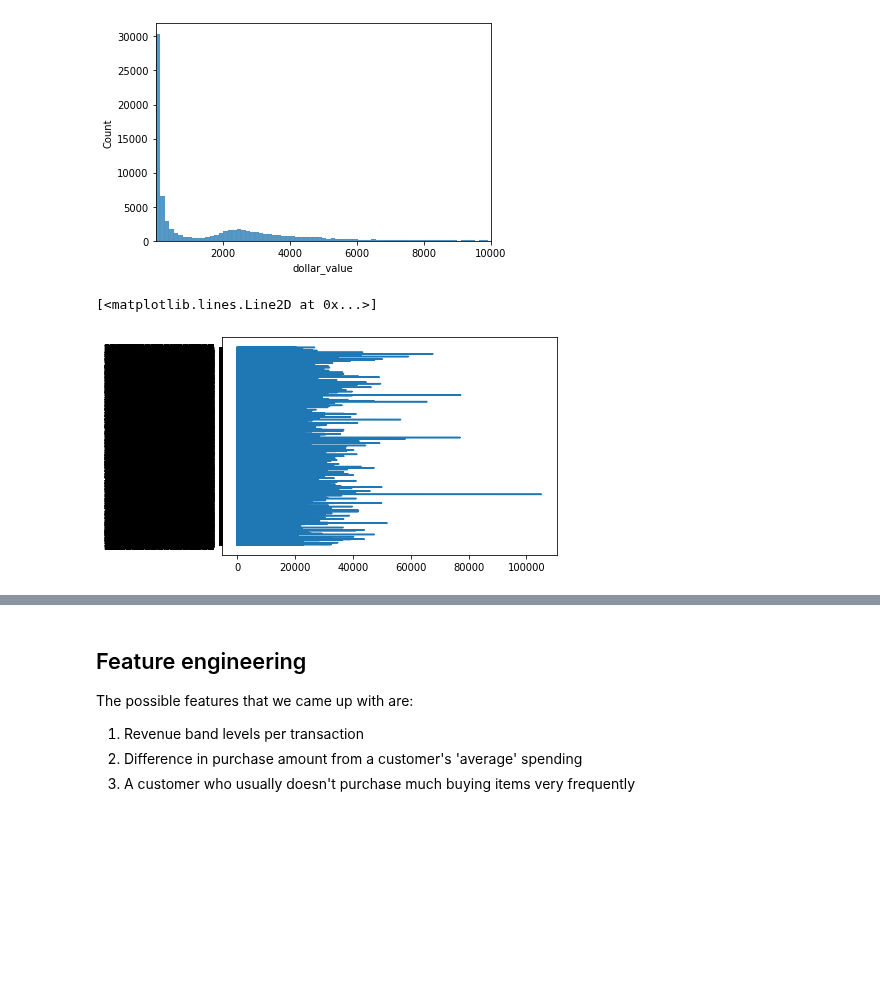
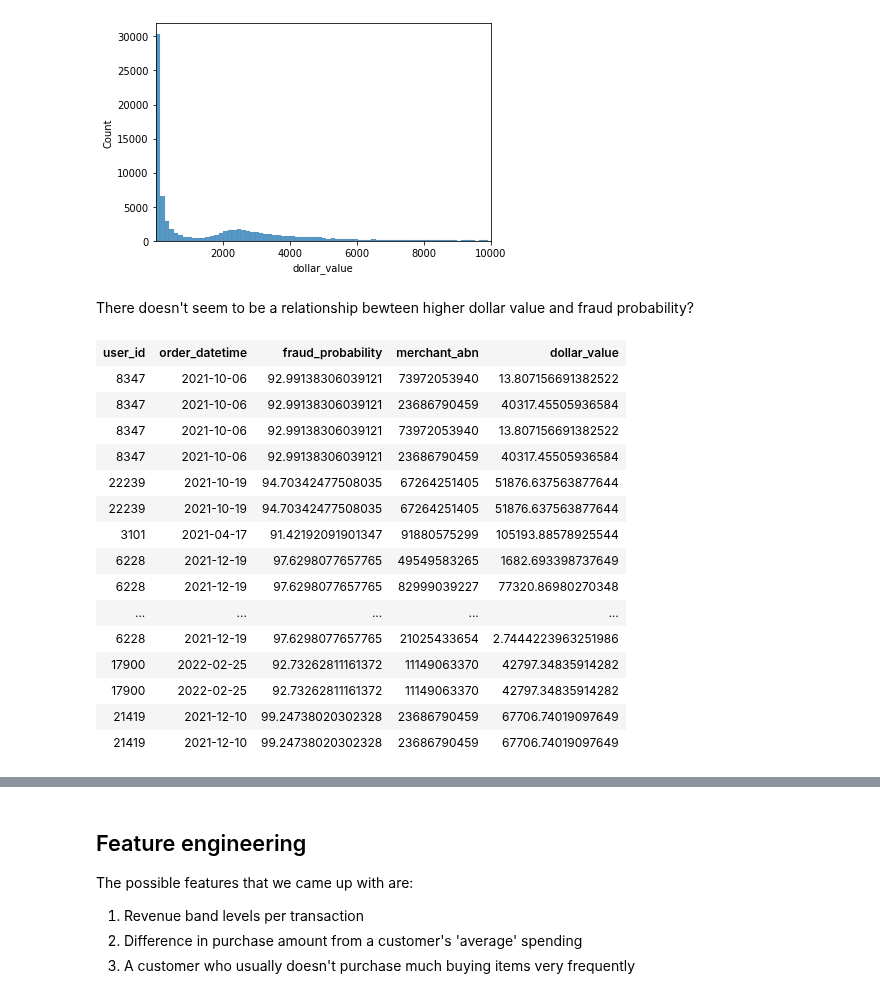
Before and after one commit to pommcuter/generic-buy-now-pay-later-project, a Jupyter notebook: notebooks/fraudAnalysis.ipynb, the cells around one changed output, grey strips where cells are left out. Drawn from its saved outputs; the diff is of its cells as text; code cells hidden in the pictures; blank space fills up the shorter version.

```diff
--- a/notebooks/fraudAnalysis.ipynb
+++ b/notebooks/fraudAnalysis.ipynb
@@ -427,8 +407,24 @@ fig.set_xlim(1, 10000) # We set limit since the majority of our dollar values ar
 # %% [output]
 (1.0, 10000.0)
 [figure]
-# %%
-plt.plot(x_list, y_list)
-# %% [output]
-[<matplotlib.lines.Line2D at 0x...>]
-[figure, removed]
+# %% [markdown]
+There doesn't seem to be a relationship bewteen higher dollar value and fraud probability?
+# %%
+fraud_data.where(F.col("fraud_probability") > 90)
+# %% [output]
+| user_id | order_datetime | fraud_probability | merchant_abn | dollar_value |
+| 8347 | 2021-10-06 | 92.99138306039121 | 73972053940 | 13.807156691382522 |
+| 8347 | 2021-10-06 | 92.99138306039121 | 23686790459 | 40317.45505936584 |
+| 8347 | 2021-10-06 | 92.99138306039121 | 73972053940 | 13.807156691382522 |
+| 8347 | 2021-10-06 | 92.99138306039121 | 23686790459 | 40317.45505936584 |
+| 22239 | 2021-10-19 | 94.70342477508035 | 67264251405 | 51876.637563877644 |
+| 22239 | 2021-10-19 | 94.70342477508035 | 67264251405 | 51876.637563877644 |
+| 3101 | 2021-04-17 | 91.42192091901347 | 91880575299 | 105193.88578925544 |
+| 6228 | 2021-12-19 | 97.6298077657765 | 49549583265 | 1682.693398737649 |
+| 6228 | 2021-12-19 | 97.6298077657765 | 82999039227 | 77320.86980270348 |
+| ... | ... | ... | ... | ... |
+| 6228 | 2021-12-19 | 97.6298077657765 | 21025433654 | 2.7444223963251986 |
+| 17900 | 2022-02-25 | 92.73262811161372 | 11149063370 | 42797.34835914282 |
+| 17900 | 2022-02-25 | 92.73262811161372 | 11149063370 | 42797.34835914282 |
+| 21419 | 2021-12-10 | 99.24738020302328 | 23686790459 | 67706.74019097649 |
+| 21419 | 2021-12-10 | 99.24738020302328 | 23686790459 | 67706.74019097649 |
```
Also changed, not shown: parts of 15 cells of this notebook.
